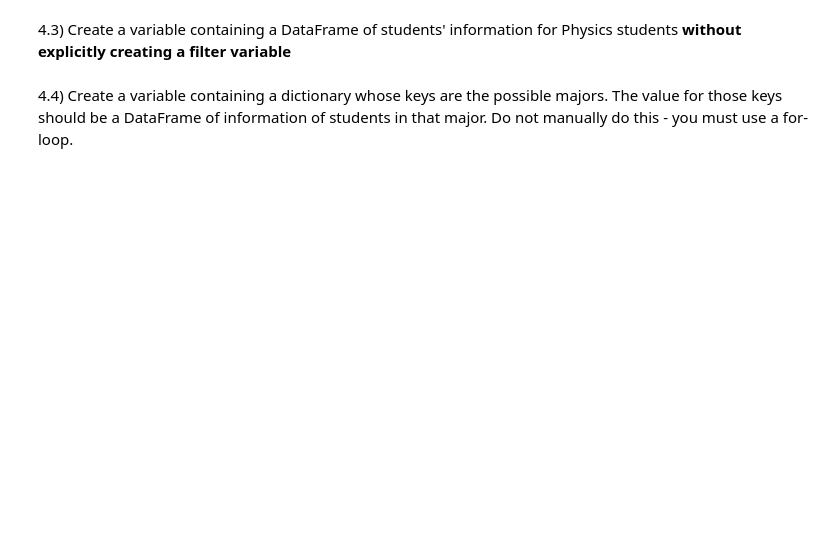
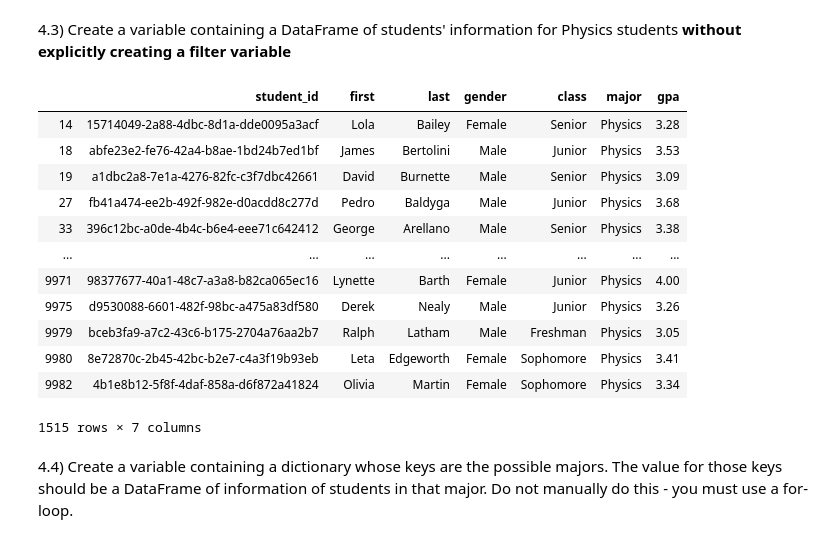
Before and after one commit to jasonshu8/MSDS_631, a Jupyter notebook: Homeworks/Homework 5/MSDS_631_Homework_5.ipynb, the cells around one changed output. Saved outputs shown, nothing was run; the diff lists cells and outputs as text; code cells hidden in the pictures; blank space fills up the shorter version.

```diff
--- a/Homeworks/Homework 5/MSDS_631_Homework_5.ipynb
+++ b/Homeworks/Homework 5/MSDS_631_Homework_5.ipynb
@@ -99,4 +309,21 @@ For the problems in Part 4, please use **`students_df1`** as the source of your
 # %% [markdown]
 4.3) Create a variable containing a DataFrame of students' information for Physics students **without explicitly creating a filter variable**
+# %%
+phys_students_df = students_df1[students_df1["major"] == "Physics"]
+phys_students_df
+# %% [output]
+|  | student_id | first | last | gender | class | major | gpa |
+| 14 | 15714049-2a88-4dbc-8d1a-dde0095a3acf | Lola | Bailey | Female | Senior | Physics | 3.28 |
+| 18 | abfe23e2-fe76-42a4-b8ae-1bd24b7ed1bf | James | Bertolini | Male | Junior | Physics | 3.53 |
+| 19 | a1dbc2a8-7e1a-4276-82fc-c3f7dbc42661 | David | Burnette | Male | Senior | Physics | 3.09 |
+| 27 | fb41a474-ee2b-492f-982e-d0acdd8c277d | Pedro | Baldyga | Male | Junior | Physics | 3.68 |
+| 33 | 396c12bc-a0de-4b4c-b6e4-eee71c642412 | George | Arellano | Male | Senior | Physics | 3.38 |
+| ... | ... | ... | ... | ... | ... | ... | ... |
+| 9971 | 98377677-40a1-48c7-a3a8-b82ca065ec16 | Lynette | Barth | Female | Junior | Physics | 4.00 |
+| 9975 | d9530088-6601-482f-98bc-a475a83df580 | Derek | Nealy | Male | Junior | Physics | 3.26 |
+| 9979 | bceb3fa9-a7c2-43c6-b175-2704a76aa2b7 | Ralph | Latham | Male | Freshman | Physics | 3.05 |
+| 9980 | 8e72870c-2b45-42bc-b2e7-c4a3f19b93eb | Leta | Edgeworth | Female | Sophomore | Physics | 3.41 |
+| 9982 | 4b1e8b12-5f8f-4daf-858a-d6f872a41824 | Olivia | Martin | Female | Sophomore | Physics | 3.34 |
+1515 rows × 7 columns
 # %% [markdown]
 4.4) Create a variable containing a dictionary whose keys are the possible majors. The value for those keys should be a DataFrame of information of students in that major. Do not manually do this - you must use a for-loop.
```
Also changed, not shown: parts of 30 cells of this notebook.
